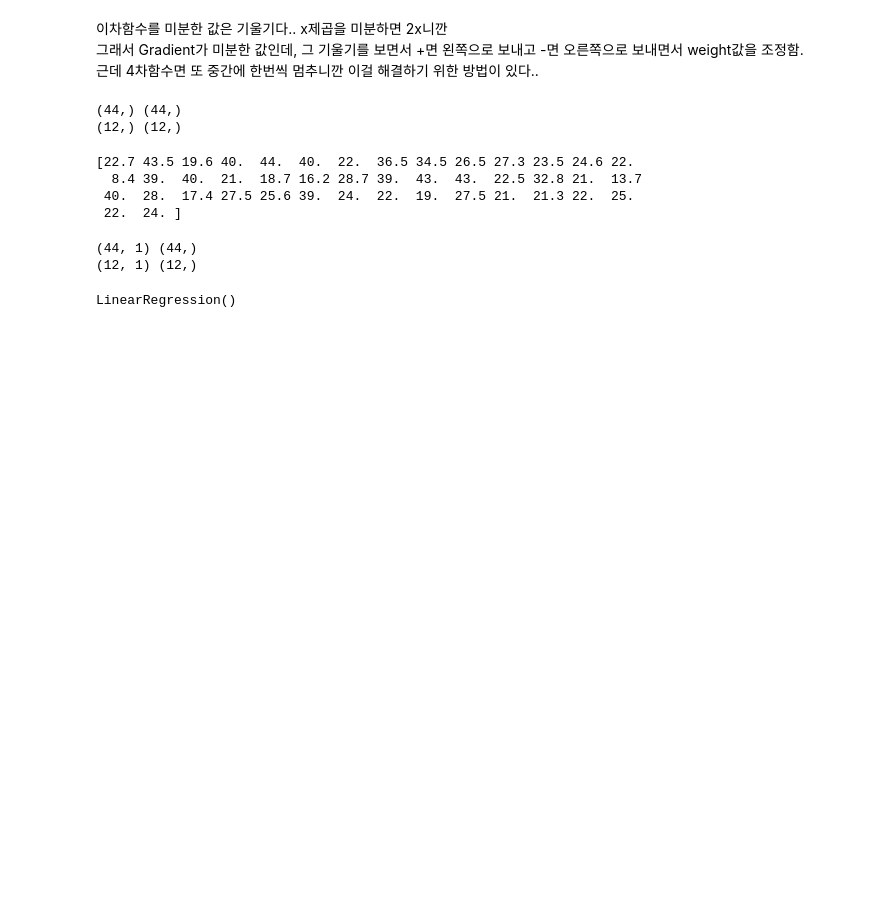
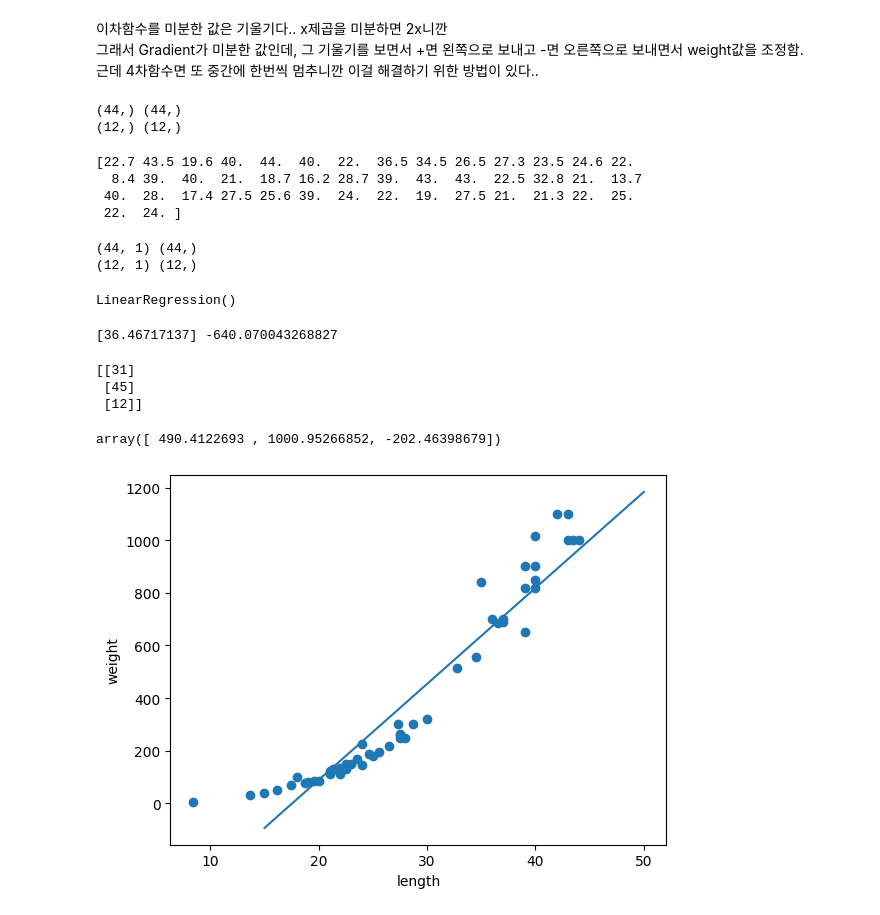
Before and after one commit to 2seorin-lab/ml_basic, a Jupyter notebook: 2_선형회귀.ipynb, the cells around one changed output. Drawn from its saved outputs; the diff is of its cells as text; code cells hidden in the pictures; blank space fills up the shorter version.

```diff
--- a/2_선형회귀.ipynb
+++ b/2_선형회귀.ipynb
@@ -92,3 +92,26 @@ lr=LinearRegression()
 lr.fit(x_train,y_train)
 # %% [output]
 LinearRegression()
+# %%
+print(lr.coef_,lr.intercept_) #기울기와 절편
+# %% [output]
+[36.46717137] -640.070043268827
+# %%
+new=np.array([31,45,12]).reshape(-1,1)
+print(new)
+# %% [output]
+[[31]
+ [45]
+ [12]]
+# %%
+lr.predict(new)
+# %% [output]
+array([ 490.4122693 , 1000.95266852, -202.46398679])
+# %%
+plt.scatter(length,weight)
+plt.plot([15,50],[15*lr.coef_+lr.intercept_,50*lr.coef_+lr.intercept_])
+plt.xlabel('length')
+plt.ylabel('weight')
+plt.show()
+# %% [output]
+[figure, added]
```
